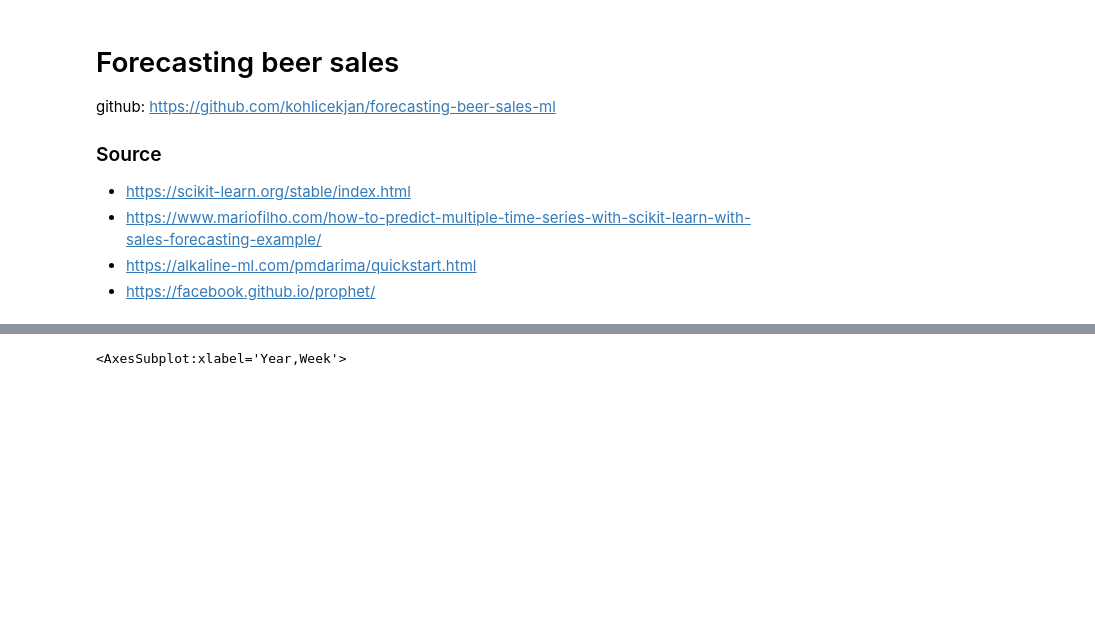
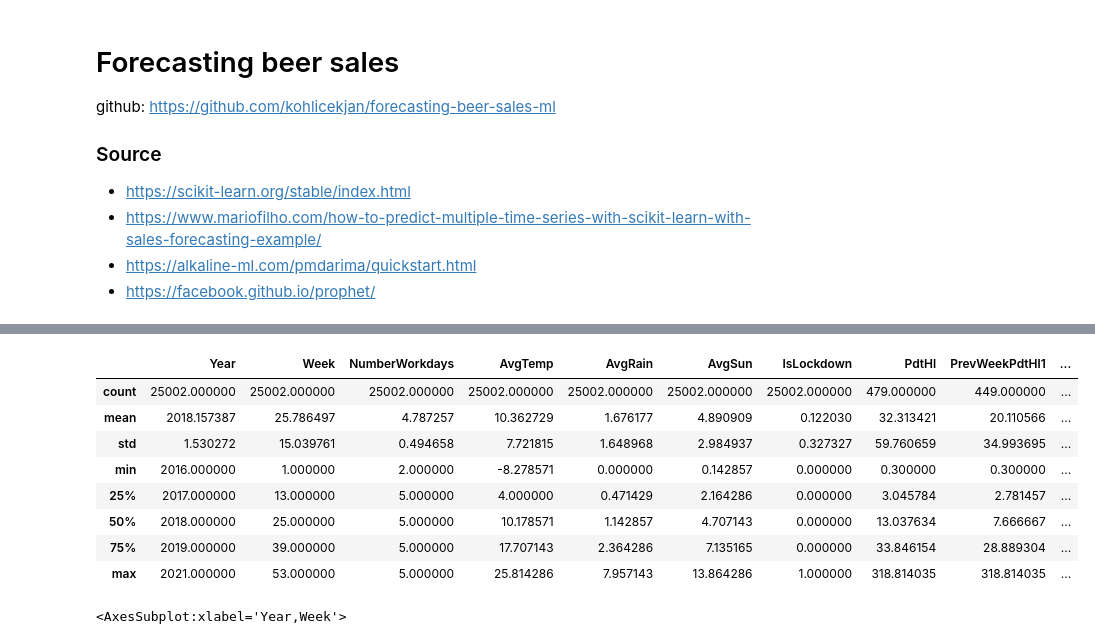
Before and after one commit to kohlicekjan/forecasting-beer-sales-ml, a Jupyter notebook: main.ipynb, the cells around one changed output, grey strips where cells are left out. Saved outputs shown, nothing was run; the diff lists cells and outputs as text; code cells hidden in the pictures; blank space fills up the shorter version.

```diff
--- a/main.ipynb
+++ b/main.ipynb
@@ -78,3 +62,15 @@ data.head()
+# %%
+data.describe()
+# %% [output]
+|  | Year | Week | NumberWorkdays | AvgTemp | AvgRain | AvgSun | IsLockdown | PdtHl | PrevWeekPdtHl1 | ... |
+| count | 25002.000000 | 25002.000000 | 25002.000000 | 25002.000000 | 25002.000000 | 25002.000000 | 25002.000000 | 479.000000 | 449.000000 | ... |
+| mean | 2018.157387 | 25.786497 | 4.787257 | 10.362729 | 1.676177 | 4.890909 | 0.122030 | 32.313421 | 20.110566 | ... |
+| std | 1.530272 | 15.039761 | 0.494658 | 7.721815 | 1.648968 | 2.984937 | 0.327327 | 59.760659 | 34.993695 | ... |
+| min | 2016.000000 | 1.000000 | 2.000000 | -8.278571 | 0.000000 | 0.142857 | 0.000000 | 0.300000 | 0.300000 | ... |
+| 25% | 2017.000000 | 13.000000 | 5.000000 | 4.000000 | 0.471429 | 2.164286 | 0.000000 | 3.045784 | 2.781457 | ... |
+| 50% | 2018.000000 | 25.000000 | 5.000000 | 10.178571 | 1.142857 | 4.707143 | 0.000000 | 13.037634 | 7.666667 | ... |
+| 75% | 2019.000000 | 39.000000 | 5.000000 | 17.707143 | 2.364286 | 7.135165 | 0.000000 | 33.846154 | 28.889304 | ... |
+| max | 2021.000000 | 53.000000 | 5.000000 | 25.814286 | 7.957143 | 13.864286 | 1.000000 | 318.814035 | 318.814035 | ... |
 # %%
 data.groupby(['Year','Week']).sum().plot(y=['SalesHl'])
 # %% [output]
```
Also changed, not shown: parts of 14 cells of this notebook, 2 other files.
